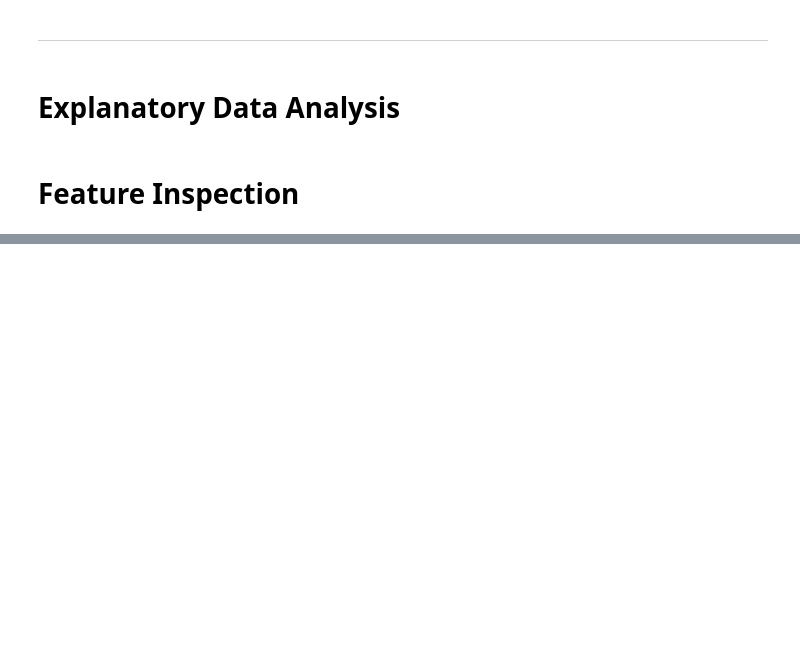
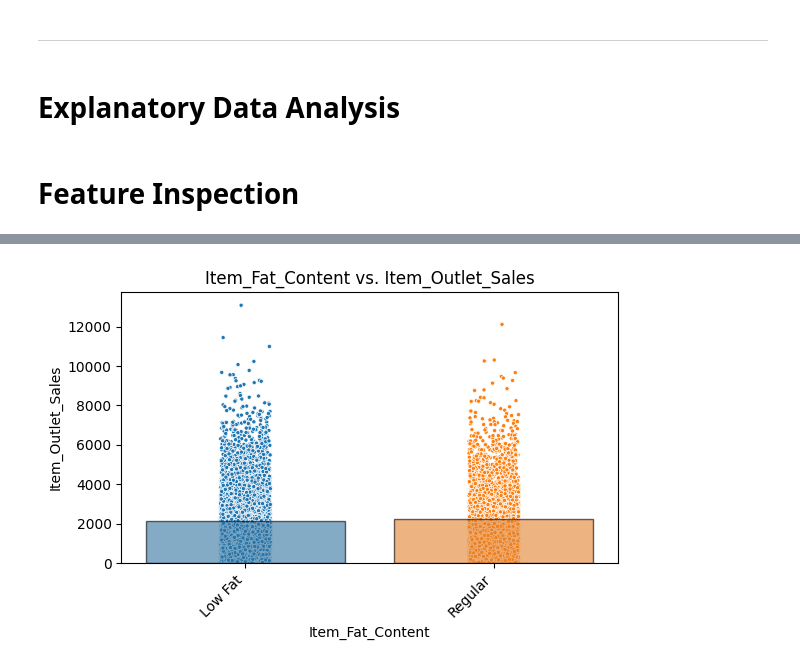
Before and after one commit to GyaviWalls/Prediction-of-Product-Sales, a Jupyter notebook: Prediction_of_Product_Sales.ipynb, the cells around one changed output, grey strips where cells are left out. Cells and saved outputs as stored; diff of their text form; code cells hidden in the pictures; blank space fills up the shorter version.

```diff
--- a/Prediction_of_Product_Sales.ipynb
+++ b/Prediction_of_Product_Sales.ipynb
@@ -493,0 +698,4 @@ ax = sns.histplot(sales_df, x='Item_Outlet_Sales', edgecolor='white');
+# %%
+plot_categorical_vs_target(sales_df, 'Item_Fat_Content');
+# %% [output]
+[figure, added]
```
Also changed, not shown: parts of 54 cells of this notebook.
